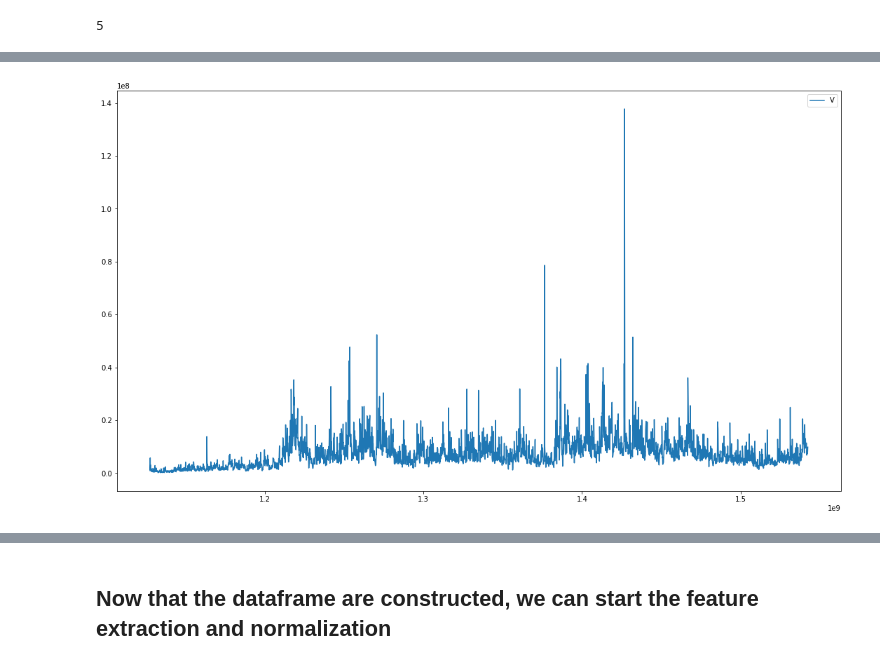
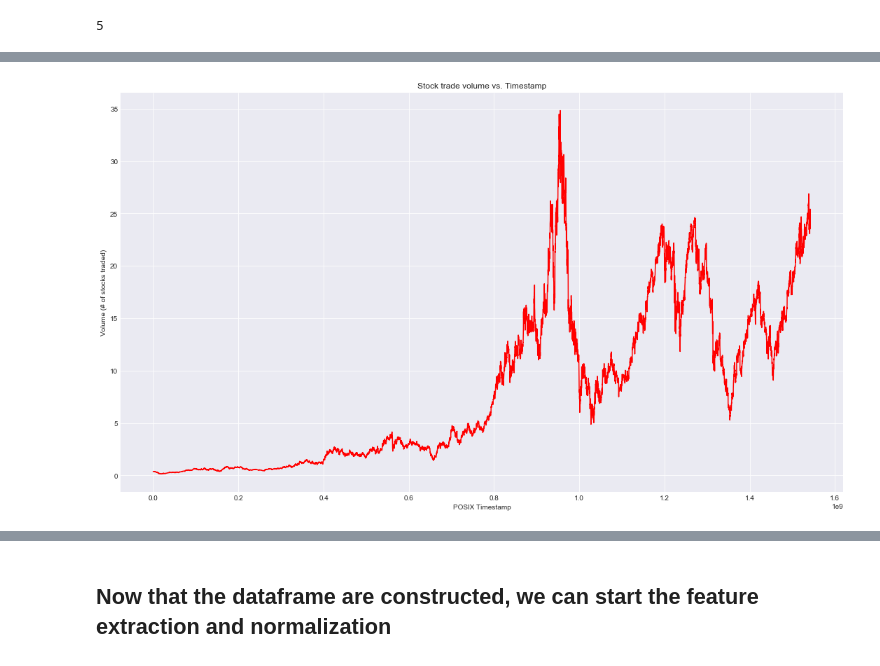
Before and after one commit to abhishekabhishek/mlh-2018, a Jupyter notebook: COMP 3190 Assignment 4.ipynb, the cells around one changed output, grey strips where cells are left out. Saved outputs shown, nothing was run; the diff lists cells and outputs as text; code cells hidden in the pictures.

```diff
--- a/COMP 3190 Assignment 4.ipynb
+++ b/COMP 3190 Assignment 4.ipynb
@@ -27,6 +27,6 @@ Home directory for the current user :  C:\Users\Alpha
 # %%
 # Add path to the sample data file for training and testing models
 sample_file_path = path.join(user_home_dir,
-                                  'Desktop\MLH-2018\\amex-nyse-nasdaq-stock-histories\subset_data\AAL.csv')
+                                  'Desktop\\MLH-2018\\amex-nyse-nasdaq-stock-histories\\subset_data\\HPQ.csv')
 print('Path to the data file currently being used : ', sample_file_path)
 # %% [output]
@@ -148,0 +145,14 @@ plt.show()
+# %%
+fig = plt.gcf()
+fig.set_size_inches(18.5, 10.5)
+fig.savefig('original_dataset_volumne.png', dpi=100)
+fig.set_size_inches(18.5, 10.5, forward=True)
+plt.style.use('seaborn-darkgrid')
+
+plt.plot(timestamps, sample_dataframe['volume'])
+plt.title('Stock trade volume vs. Timestamp')
+plt.xlabel('POSIX Timestamp')
+plt.ylabel('Volume (# of stocks traded)')
+plt.show()
+
+print(min(sample_dataframe['volume']))
@@ -149,11 +162,14 @@ plt.show()
 # %%
 fig = plt.gcf()
 fig.set_size_inches(18.5, 10.5)
-fig.savefig('original_dataset_volumne.png', dpi=100)
+fig.savefig('original_dataset_open.png', dpi=100)
 fig.set_size_inches(18.5, 10.5, forward=True)
+plt.style.use('seaborn-darkgrid')
 
-plt.plot(timestamps, sample_dataframe['volume'])
-plt.legend('Volume')
+plt.plot(timestamps, sample_dataframe['open'], 'r')
+plt.title('Stock trade volume vs. Timestamp')
+plt.xlabel('POSIX Timestamp')
+plt.ylabel('Volume (# of stocks traded)')
 plt.show()
 # %% [output]
-[figure, old version]
+[figure, new version]
```
Also changed, not shown: parts of 83 cells of this notebook, 11 other files.
